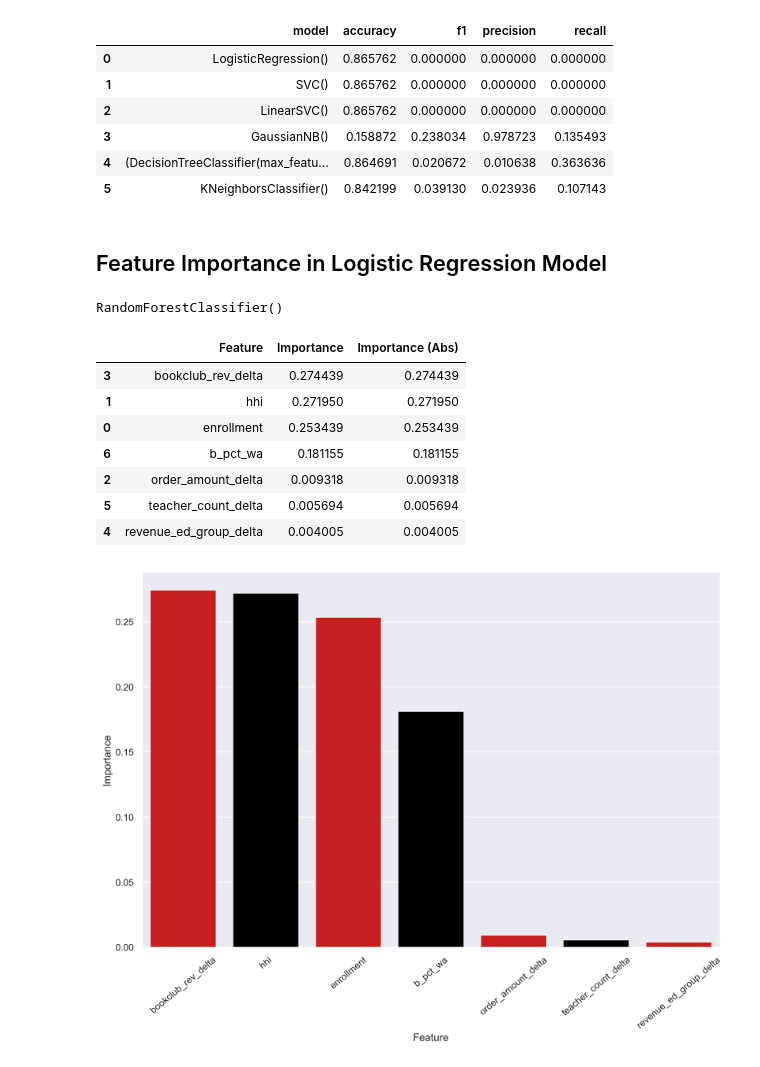
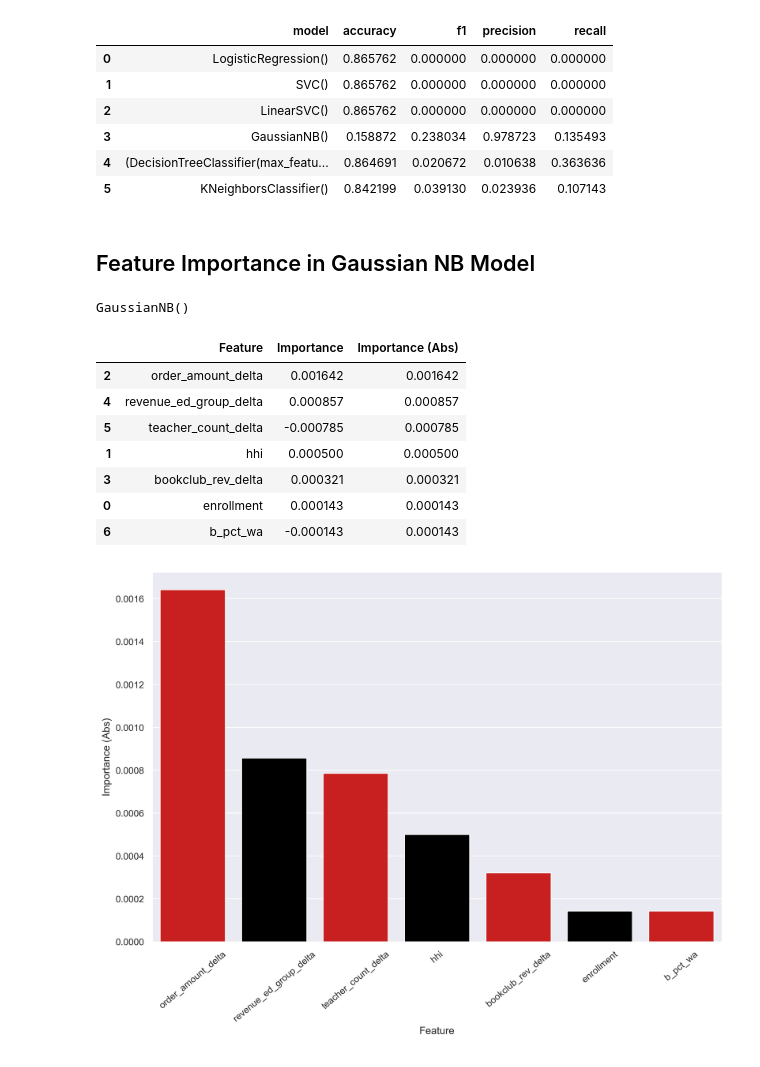
Before and after one commit to Ho1yShif/Scholastic_Case_Study, a Jupyter notebook: Modeling.ipynb, the cells around one changed output. Cells and saved outputs as stored; diff of their text form; code cells hidden in the pictures.

```diff
--- a/Modeling.ipynb
+++ b/Modeling.ipynb
@@ -105,31 +105,32 @@ model_results
 | 4 | (DecisionTreeClassifier(max_featu... | 0.864691 | 0.020672 | 0.010638 | 0.363636 |
 | 5 | KNeighborsClassifier() | 0.842199 | 0.039130 | 0.023936 | 0.107143 |
 # %% [markdown]
-## Feature Importance in Logistic Regression Model
+## Feature Importance in Gaussian NB Model
 # %%
-model = RandomForestClassifier()
+model = GaussianNB()
 # %%
 model.fit(X_train, y_train)
 # %% [output]
-RandomForestClassifier()
+GaussianNB()
 # %%
-importances = model.feature_importances_
+importances = permutation_importance(model, X_test, y_test, n_repeats=10, n_jobs=-1)
 # %%
-feat_imp = DataFrame({'Feature': selected_features.columns, 'Importance': importances.flatten()})
+feat_imp = DataFrame({'Feature': selected_features.columns, 'Importance': importances.importances_mean.flatten(),
+					 'Importance (Abs)': abs(importances.importances_mean.flatten())})
 feat_imp = feat_imp.sort_values(by='Importance (Abs)', ascending=False)
 feat_imp
 # %% [output]
 |  | Feature | Importance | Importance (Abs) |
-| 3 | bookclub_rev_delta | 0.274439 | 0.274439 |
-| 1 | hhi | 0.271950 | 0.271950 |
-| 0 | enrollment | 0.253439 | 0.253439 |
-| 6 | b_pct_wa | 0.181155 | 0.181155 |
-| 2 | order_amount_delta | 0.009318 | 0.009318 |
-| 5 | teacher_count_delta | 0.005694 | 0.005694 |
-| 4 | revenue_ed_group_delta | 0.004005 | 0.004005 |
+| 2 | order_amount_delta | 0.001642 | 0.001642 |
+| 4 | revenue_ed_group_delta | 0.000857 | 0.000857 |
+| 5 | teacher_count_delta | -0.000785 | 0.000785 |
+| 1 | hhi | 0.000500 | 0.000500 |
+| 3 | bookclub_rev_delta | 0.000321 | 0.000321 |
+| 0 | enrollment | 0.000143 | 0.000143 |
+| 6 | b_pct_wa | -0.000143 | 0.000143 |
 # %%
 plt.xticks(rotation=40)
 features = sns.barplot(data=feat_imp, x='Feature',
-					   y='Importance', palette=['#e40404', 'black'])
+					   y='Importance (Abs)', palette=['#e40404', 'black'])
 # %% [output]
-[figure, old version]
+[figure, new version]
```
